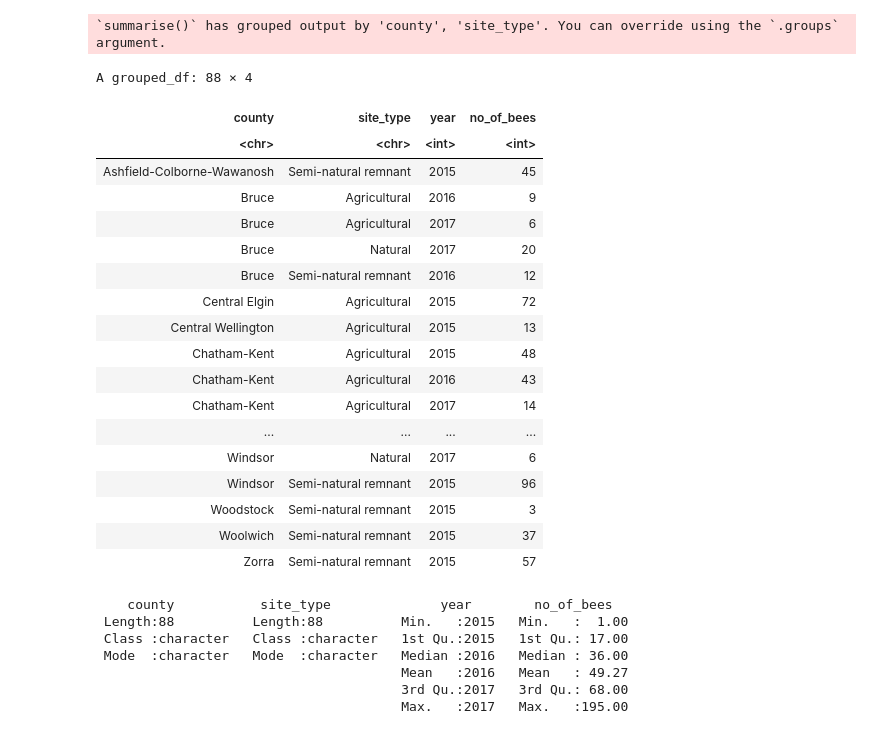
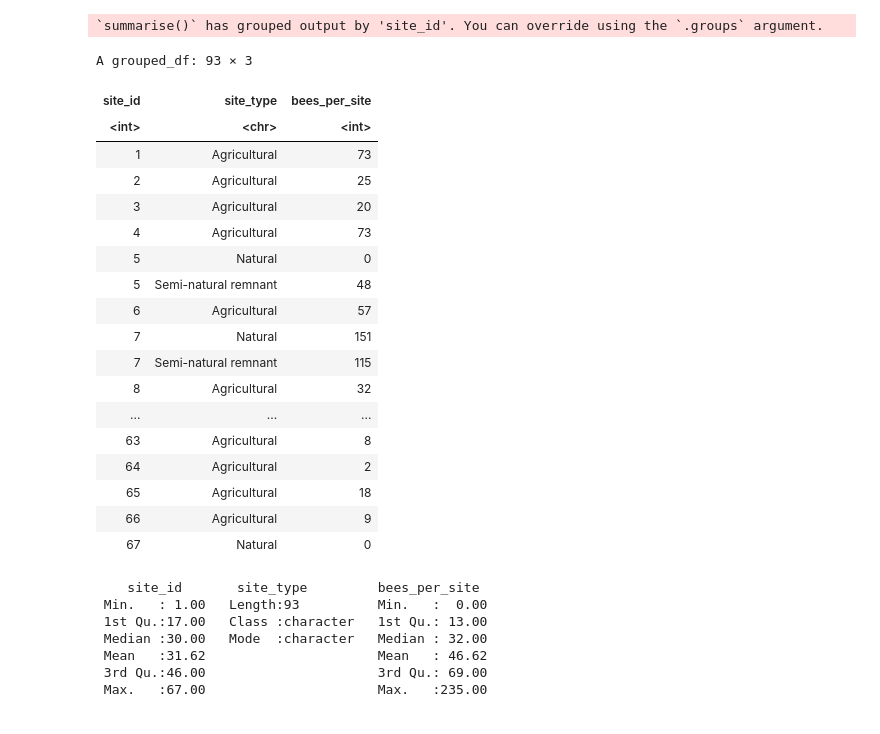
Before and after one commit to UBC-MDS/DSCI_522_Bee_Count_Comparison_Group_26, a Jupyter notebook: src/R_EDA_bee_for_Milestone1.ipynb, the cells around one changed output. Drawn from its saved outputs; the diff is of its cells as text; code cells hidden in the pictures.

```diff
--- a/src/R_EDA_bee_for_Milestone1.ipynb
+++ b/src/R_EDA_bee_for_Milestone1.ipynb
@@ -16,51 +16,55 @@ x dplyr::lag()    masks stats::lag()
 # %%
 # download and simplify the bee dataset
 
 bee_df <- read.csv("https://files.ontario.ca/moe_mapping/downloads/4Other/PHAP/Bumble_Bee_Public_Data.csv") |>
     select(1:7, contains("total")) |>
     mutate(site_type = case_when(`Site.Type` == "Agri" ~ "Agricultural",
                                  `Site.Type` == "Agriculture" ~ "Agricultural",
                                  TRUE ~ `Site.Type`)) |>
+    rename(
+        county = `ï..County`,
+        site_id = `MOECC.Site.Number`,
+        year = Year) |>
     filter(site_type != "") |>
-    pivot_longer(`bimaculatus.total`:`flavidus.total`, values_to = "no_of_bees") |>
-    select(ï..County, site_type, Year, no_of_bees) |>
-    mutate(county = ï..County, year = Year) |>
-    group_by(county, site_type, year) |>
-    summarise(no_of_bees = sum(no_of_bees)) |>
-    arrange(county)
+    pivot_longer(`bimaculatus.total`:`flavidus.total`,
+                 values_to = "no_of_bees", names_to = "species") |>
+    select(site_id, site_type, no_of_bees) |>
+    group_by(site_id, site_type) |>
+    summarise(bees_per_site = sum(no_of_bees)) |>
+    arrange(site_id)
 
 bee_df
 # %% [output]
-`summarise()` has grouped output by 'county', 'site_type'. You can override using the `.groups` argument.
+`summarise()` has grouped output by 'site_id'. You can override using the `.groups` argument.
-A grouped_df: 88 × 4
+A grouped_df: 93 × 3
-| county | site_type | year | no_of_bees |
-| <chr> | <chr> | <int> | <int> |
-| Ashfield-Colborne-Wawanosh | Semi-natural remnant | 2015 | 45 |
-| Bruce | Agricultural | 2016 | 9 |
-| Bruce | Agricultural | 2017 | 6 |
-| Bruce | Natural | 2017 | 20 |
-| Bruce | Semi-natural remnant | 2016 | 12 |
-| Central Elgin | Agricultural | 2015 | 72 |
-| Central Wellington | Agricultural | 2015 | 13 |
-| Chatham-Kent | Agricultural | 2015 | 48 |
-| Chatham-Kent | Agricultural | 2016 | 43 |
-| Chatham-Kent | Agricultural | 2017 | 14 |
-| ... | ... | ... | ... |
-| Windsor | Natural | 2017 | 6 |
-| Windsor | Semi-natural remnant | 2015 | 96 |
-| Woodstock | Semi-natural remnant | 2015 | 3 |
-| Woolwich | Semi-natural remnant | 2015 | 37 |
-| Zorra | Semi-natural remnant | 2015 | 57 |
+| site_id | site_type | bees_per_site |
+| <int> | <chr> | <int> |
+| 1 | Agricultural | 73 |
+| 2 | Agricultural | 25 |
+| 3 | Agricultural | 20 |
+| 4 | Agricultural | 73 |
+| 5 | Natural | 0 |
+| 5 | Semi-natural remnant | 48 |
+| 6 | Agricultural | 57 |
+| 7 | Natural | 151 |
+| 7 | Semi-natural remnant | 115 |
+| 8 | Agricultural | 32 |
+| ... | ... | ... |
+| 63 | Agricultural | 8 |
+| 64 | Agricultural | 2 |
+| 65 | Agricultural | 18 |
+| 66 | Agricultural | 9 |
+| 67 | Natural | 0 |
 # %%
 summary(bee_df)
 # %% [output]
-    county           site_type              year        no_of_bees
- Length:88          Length:88          Min.   :2015   Min.   :  1.00
- Class :character   Class :character   1st Qu.:2015   1st Qu.: 17.00
- Mode  :character   Mode  :character   Median :2016   Median : 36.00
-                                       Mean   :2016   Mean   : 49.27
-                                       3rd Qu.:2017   3rd Qu.: 68.00
-                                       Max.   :2017   Max.   :195.00
+    site_id       site_type         bees_per_site
+ Min.   : 1.00   Length:93          Min.   :  0.00
+ 1st Qu.:17.00   Class :character   1st Qu.: 13.00
+ Median :30.00   Mode  :character   Median : 32.00
+ Mean   :31.62                      Mean   : 46.62
+ 3rd Qu.:46.00                      3rd Qu.: 69.00
+ Max.   :67.00                      Max.   :235.00
 # %%
 glimpse(bee_df)
 # %% [output]
```
Also changed, not shown: parts of 6 cells of this notebook.
